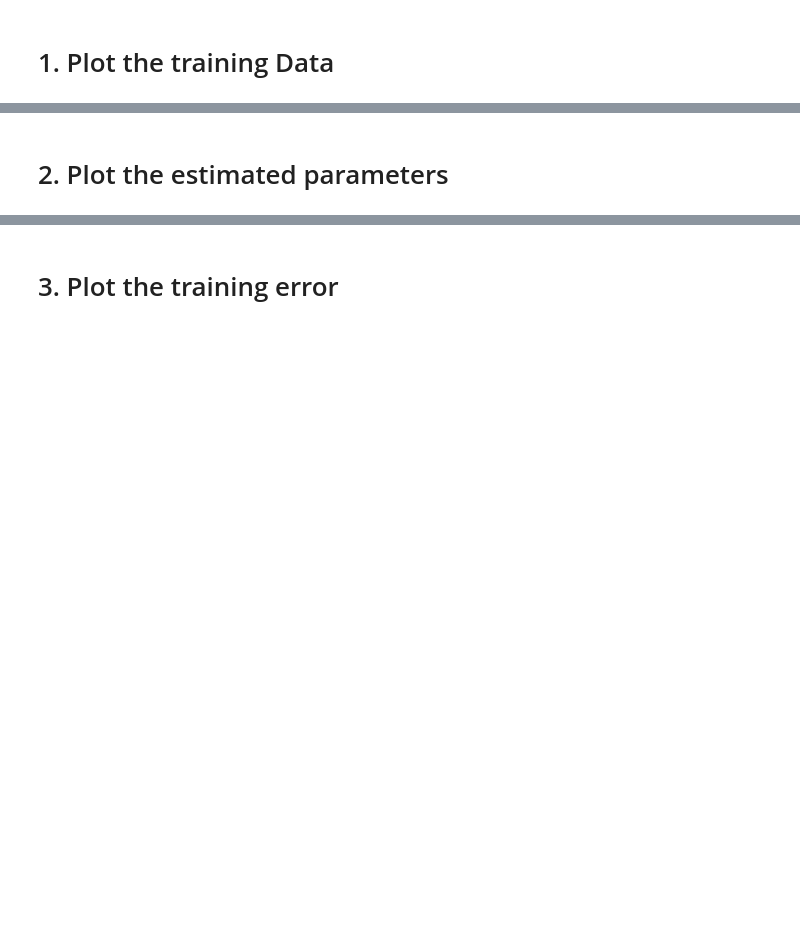
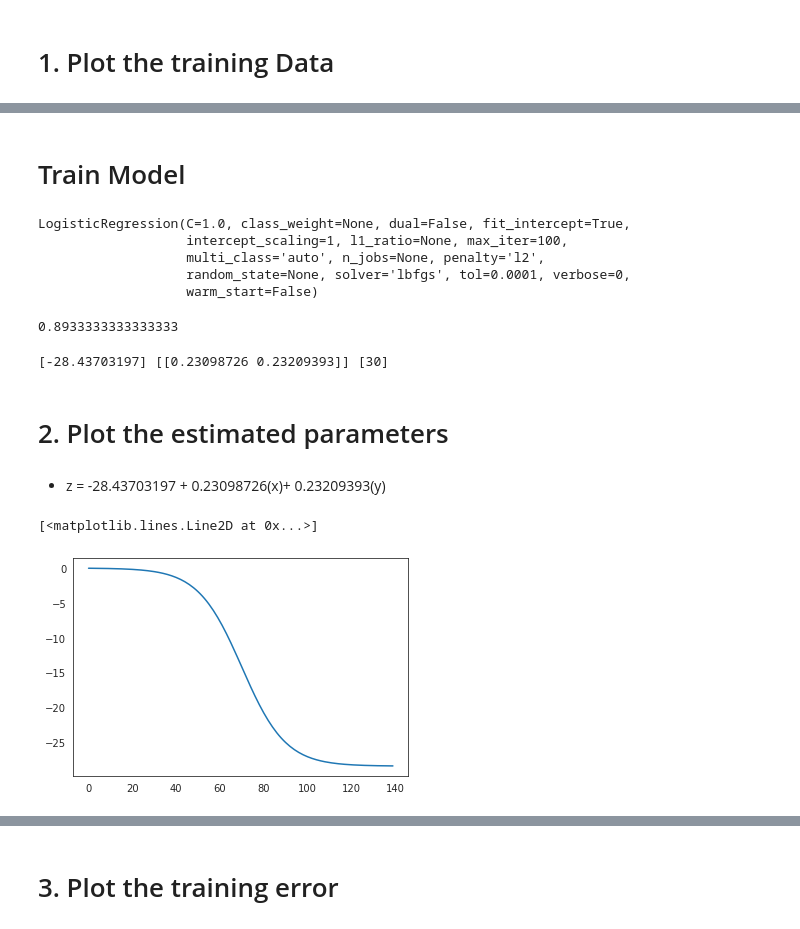
Before and after one commit to tony45678/tonyyoon, a Jupyter notebook: Assignment5.ipynb, the cells around one changed output, grey strips where cells are left out. Saved outputs shown, nothing was run; the diff lists cells and outputs as text; code cells hidden in the pictures; blank space fills up the shorter version.

```diff
--- a/Assignment5.ipynb
+++ b/Assignment5.ipynb
@@ -36,0 +39,2 @@ plt.show()
+# %% [markdown]
+# Train Model
@@ -37,2 +45,31 @@ plt.show()
+# %%
+ model.fit(x_train, y_train)
+# %% [output]
+LogisticRegression(C=1.0, class_weight=None, dual=False, fit_intercept=True,
+                   intercept_scaling=1, l1_ratio=None, max_iter=100,
+                   multi_class='auto', n_jobs=None, penalty='l2',
+                   random_state=None, solver='lbfgs', tol=0.0001, verbose=0,
+                   warm_start=False)
+# %%
+model.score(x_train,y_train)
+# %% [output]
+0.8933333333333333
+# %%
+print(model.intercept_, model.coef_,model.n_iter_)
+# %% [output]
+[-28.43703197] [[0.23098726 0.23209393]] [30]
 # %% [markdown]
 # 2. Plot the estimated parameters
+# %% [markdown]
+
+
+*   z = -28.43703197 + 0.23098726(x)+ 0.23209393(y)
+# %%
+def sigmoid(z):
+    return 1.0 / (1.0 + np.exp(-z))
+# %%
+theta0 = -28.43
+plt.plot(sigmoid(z)*theta0)
+# %% [output]
+[<matplotlib.lines.Line2D at 0x...>]
+[figure, added]
```
Also changed, not shown: parts of 8 cells of this notebook.
